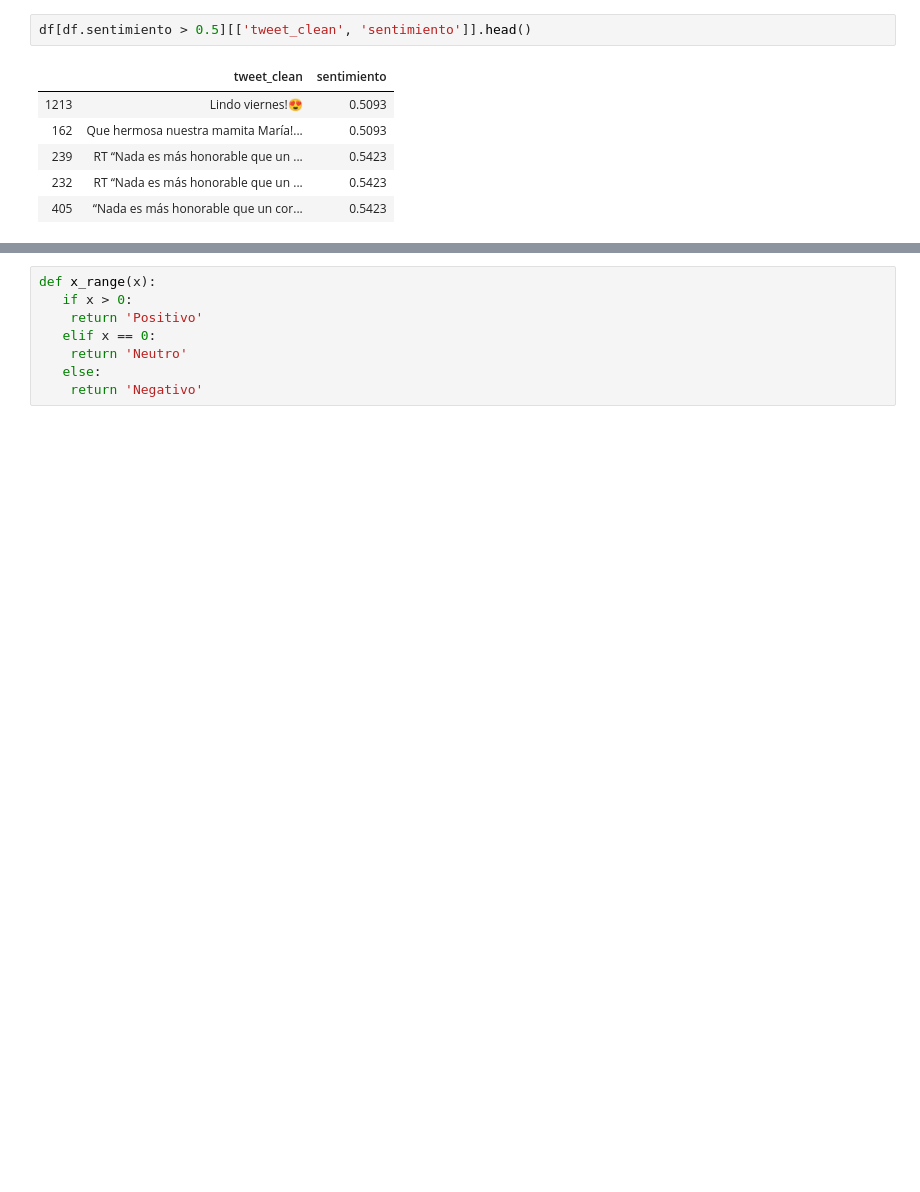
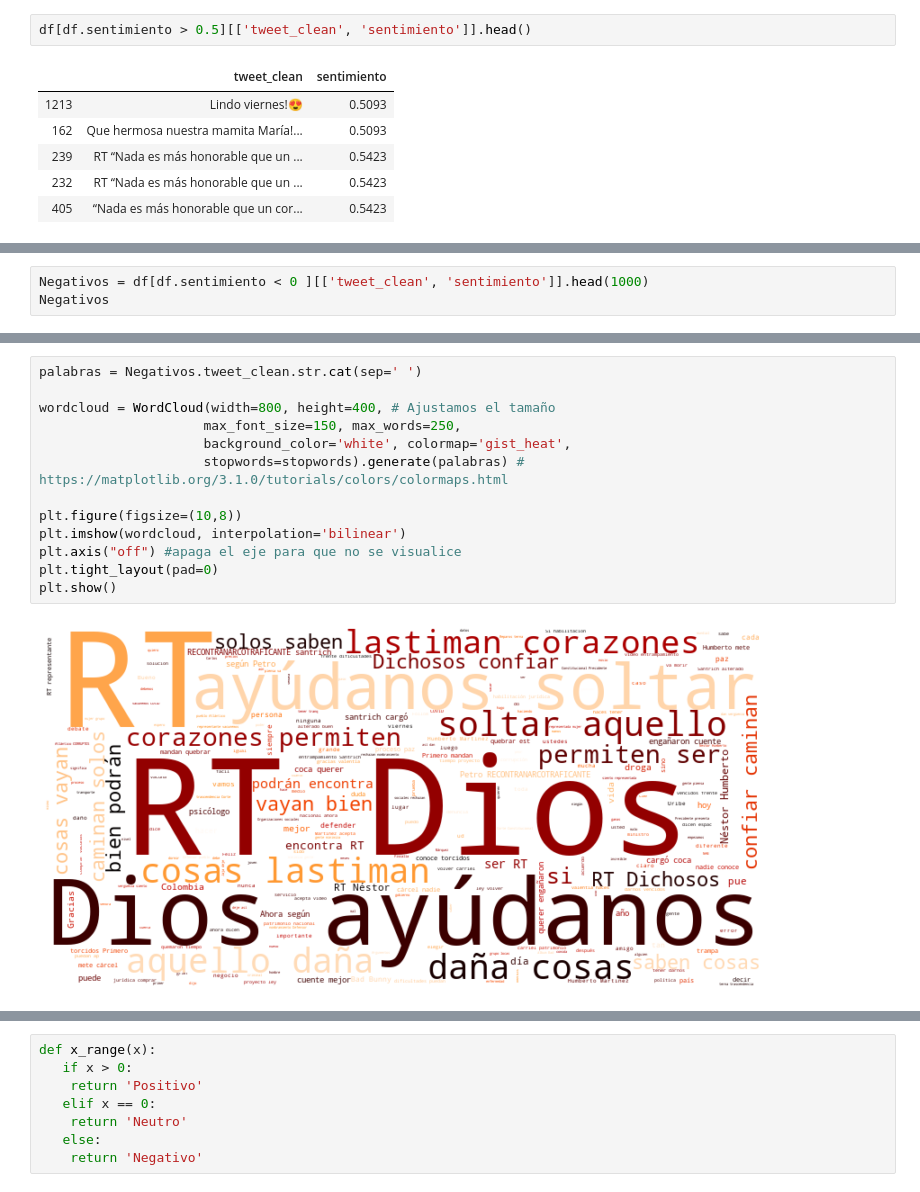
Before and after one commit to Nadia-Pardo/Clase-NLP, a Jupyter notebook: Proyecto Final NLP.ipynb, the cells around one changed output, grey strips where cells are left out. Drawn from its saved outputs; the diff is of its cells as text; blank space fills up the shorter version.

```diff
--- a/Proyecto Final NLP.ipynb
+++ b/Proyecto Final NLP.ipynb
@@ -680,0 +724,3 @@ df[df.sentimiento > 0.5][['tweet_clean', 'sentimiento']].head()
+# %%
+Negativos = df[df.sentimiento < 0 ][['tweet_clean', 'sentimiento']].head(1000)
+Negativos
@@ -680,0 +741,15 @@ df[df.sentimiento > 0.5][['tweet_clean', 'sentimiento']].head()
+# %%
+palabras = Negativos.tweet_clean.str.cat(sep=' ')
+
+wordcloud = WordCloud(width=800, height=400, # Ajustamos el tamaño
+                     max_font_size=150, max_words=250,
+                     background_color='white', colormap='gist_heat',
+                     stopwords=stopwords).generate(palabras) # https://matplotlib.org/3.1.0/tutorials/colors/colormaps.html
+
+plt.figure(figsize=(10,8))
+plt.imshow(wordcloud, interpolation='bilinear')
+plt.axis("off") #apaga el eje para que no se visualice
+plt.tight_layout(pad=0)
+plt.show()
+# %% [output]
+[figure, added]
```
Also changed, not shown: parts of 83 cells of this notebook.
